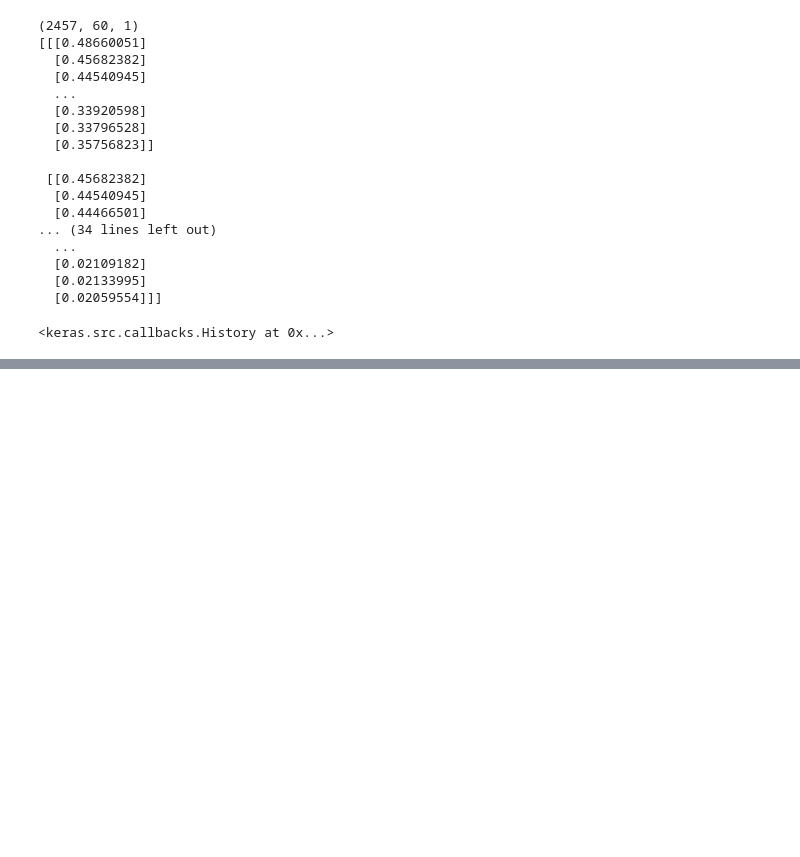
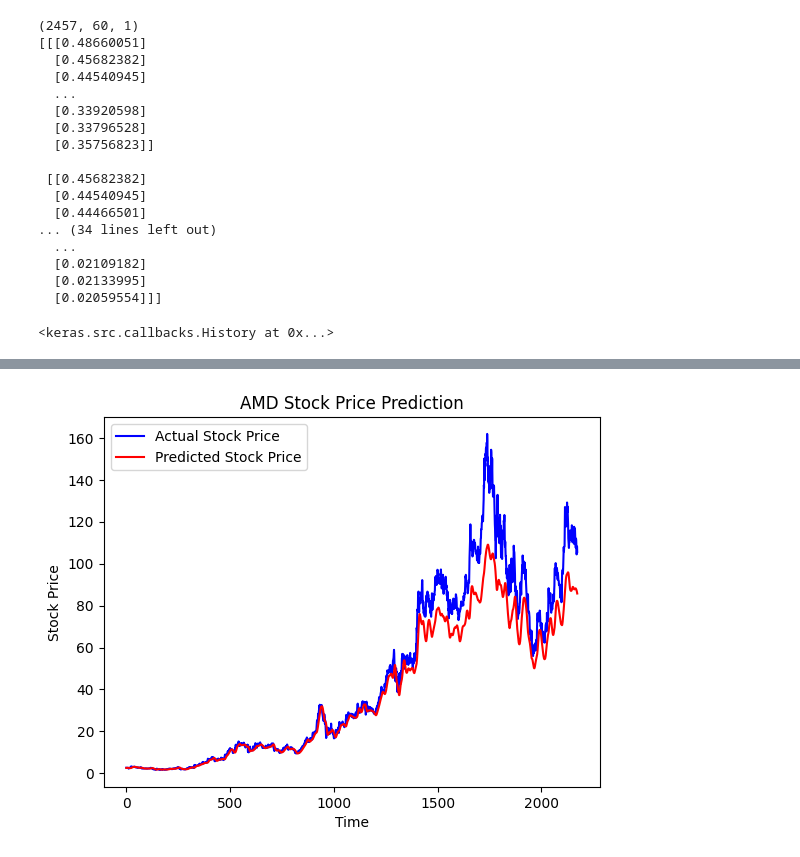
Before and after one commit to trilola89/rnn_timeSeries, a Jupyter notebook: main.ipynb, the cells around one changed output, grey strips where cells are left out. Saved outputs shown, nothing was run; the diff lists cells and outputs as text; code cells hidden in the pictures; blank space fills up the shorter version.

```diff
--- a/main.ipynb
+++ b/main.ipynb
@@ -18,8 +18,7 @@ ticker = yf.Ticker("AMD")
 start_date = dt.datetime(2005,1,1).strftime('%Y-%m-%d')
 end_date = dt.datetime(2015,1,1).strftime('%Y-%m-%d')
 
-
-data = ticker.history(start=start_date, end=end_date)
+data = ticker.history(start=start_date, end=end_date, interval='1d')
 
 scaler = MinMaxScaler(feature_range=(0, 1))
 
@@ -106,3 +105,44 @@ model.compile(optimizer='adam', loss='mean_squared_error')
 model.fit(x_train_reshaped, y_train, epochs=15, batch_size=64, verbose=0)
 # %% [output]
 <keras.src.callbacks.History at 0x...>
+# %%
+#Testing
+
+test_start = dt.datetime(2015,1,1).strftime('%Y-%m-%d')
+test_end = dt.datetime.now().strftime('%Y-%m-%d')
+
+test_data = ticker.history(start=test_start, end=test_end)
+# %%
+#Preparing test Data
+y = test_data['Close'].values
+
+df_whole = pd.concat((data['Close'], test_data['Close']), axis=0)
+
+
+inputs = df_whole[len(df_whole) - len(test_data) - timeSteps:].values
+inputs = inputs.reshape(-1,1)
+inputs = scaler.transform(inputs)
+# %%
+x_test = []
+for i in range(timeSteps, len(inputs)):
+    x_test.append(inputs[i-timeSteps:i, 0])
+
+x_test = np.array(x_test)
+x_test = x_test.reshape(x_test.shape[0], x_test.shape[1], 1)
+# %%
+preictions = model.predict(x_test)
+predictions = scaler.inverse_transform(preictions)
+
+
+#Plotting
+plt.plot(y, color='blue', label='Actual Stock Price')
+plt.plot(predictions, color='red', label='Predicted Stock Price')
+
+plt.title(f'{ticker.info["symbol"]} Stock Price Prediction')
+plt.xlabel('Time')
+plt.ylabel('Stock Price')
+
+plt.legend()
+
+plt.show()
+# %% [output]
@@ -108,0 +150 @@ model.fit(x_train_reshaped, y_train, epochs=15, batch_size=64, verbose=0)
+[figure, added]
```
Also changed, not shown: parts of 11 cells of this notebook.
